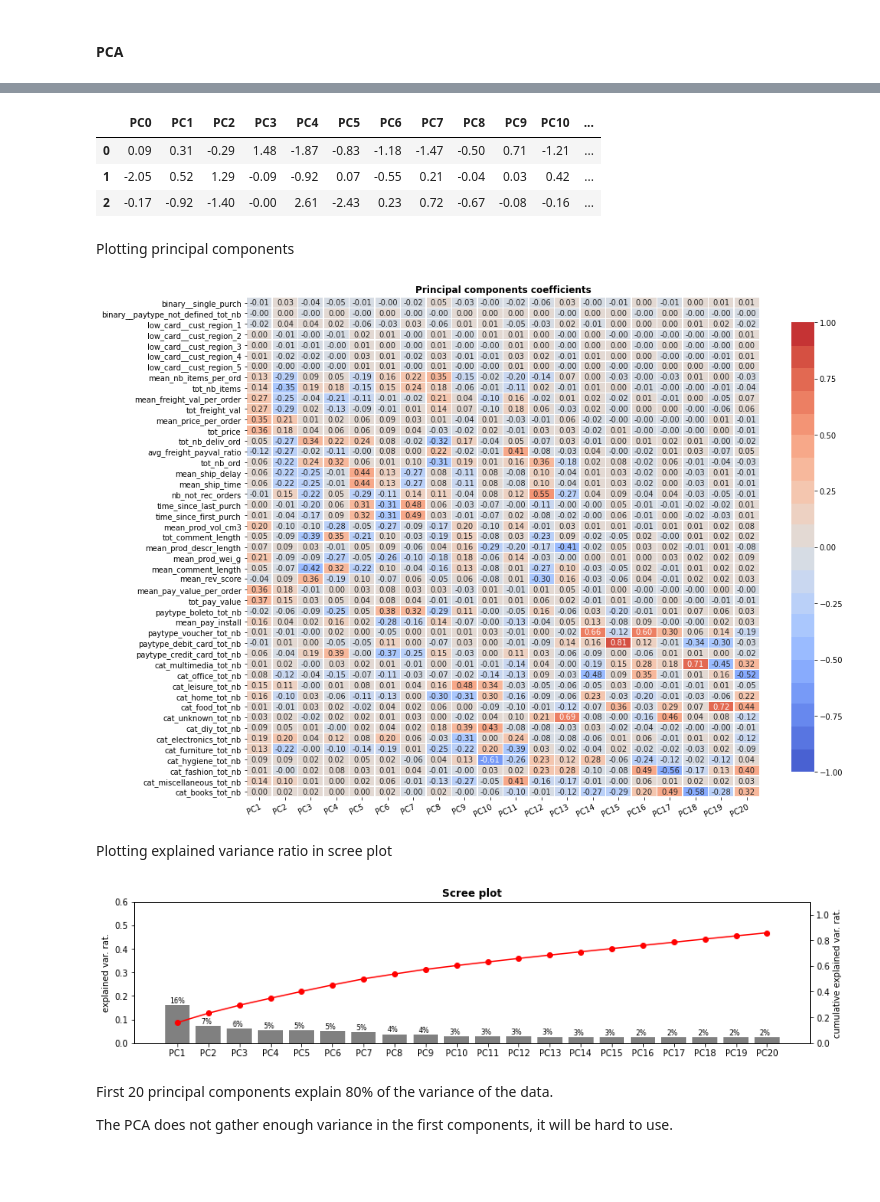
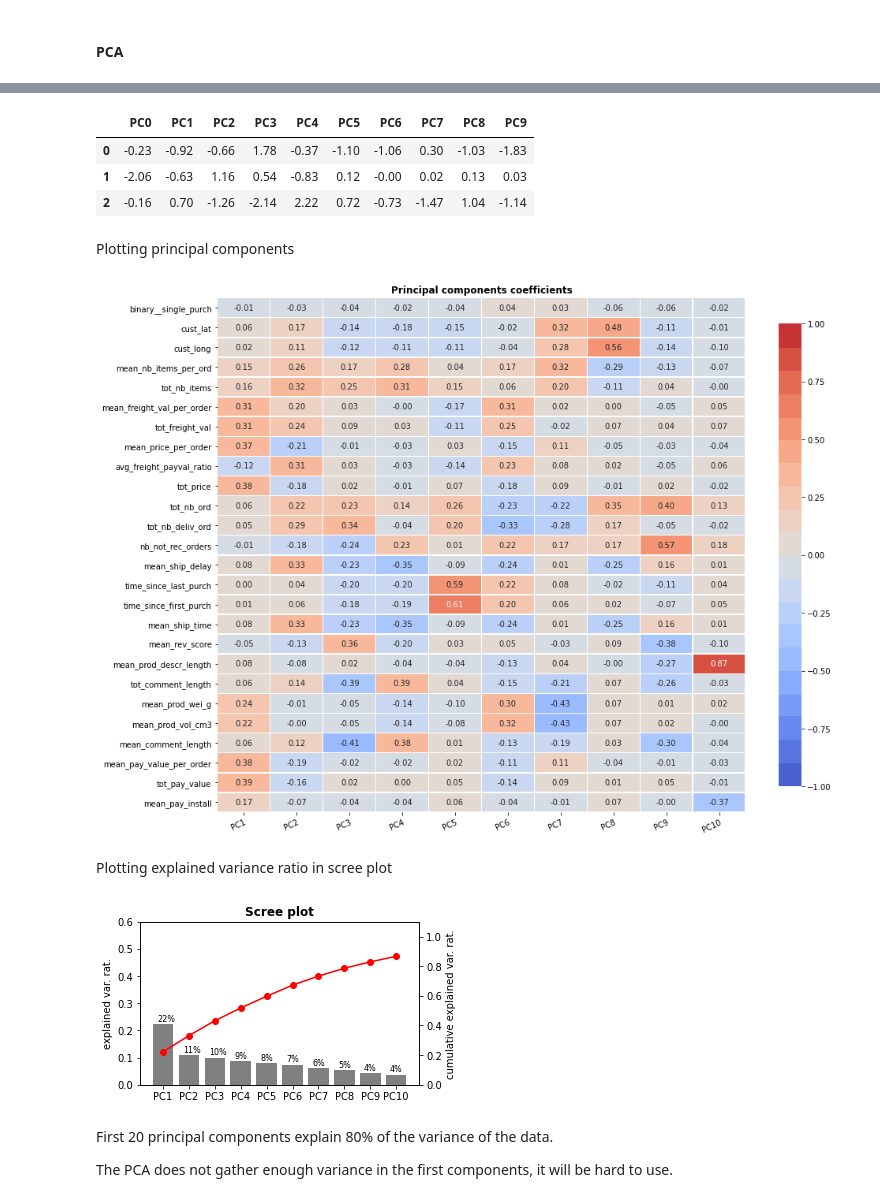
Before and after one commit to SmellyArmure/OC_DS_Project5, a Jupyter notebook: NOTEBOOKS/P5_Cleaning_EDA_2.ipynb, the cells around one changed output, grey strips where cells are left out. Drawn from its saved outputs; the diff is of its cells as text; code cells hidden in the pictures; blank space fills up the shorter version.

```diff
--- a/NOTEBOOKS/P5_Cleaning_EDA_2.ipynb
+++ b/NOTEBOOKS/P5_Cleaning_EDA_2.ipynb
@@ -387,0 +380,5 @@ plt.show()
+# %%
+pca_cols = df_cust_trans.columns[
+    ~df_cust_trans.columns.str.contains('cat_|paytype_|high_card|low_card',
+                                       regex=True)]
+pca_cols
@@ -388,17 +394,7 @@ plt.show()
 # %%
-from sklearn.decomposition import PCA
-from sklearn.preprocessing import StandardScaler
-
-# Transformation and encoding
-ct = CustTransformer(strat_low_card='ohe', # Ordinal encoding for 'region'
-                     strat_quant='stand') # Standardization for quantitative data
-df_cust_trans = ct.fit_transform(df_cust)
-
-# pca_cols = [c for c in df_cust.columns if not (('cat_' in c) or ('paytype' in c))]
-pca_cols = df_cust_trans.columns
 df_pca = df_cust_trans.loc[:, pca_cols]
 
-n_comp = 20
+n_comp = 10
 pca = PCA(n_components=n_comp).fit(df_pca)
 
 pca_df = pd.DataFrame(pca.components_,
@@ -409,10 +405,10 @@ df_pca_proj = pd.DataFrame(pca.transform(df_pca),
                            columns=['PC'+str(i) for i in range(n_comp)])
 df_pca_proj.head(3)
 # %% [output]
-|  | PC0 | PC1 | PC2 | PC3 | PC4 | PC5 | PC6 | PC7 | PC8 | PC9 | PC10 | ... |
-| 0 | 0.09 | 0.31 | -0.29 | 1.48 | -1.87 | -0.83 | -1.18 | -1.47 | -0.50 | 0.71 | -1.21 | ... |
-| 1 | -2.05 | 0.52 | 1.29 | -0.09 | -0.92 | 0.07 | -0.55 | 0.21 | -0.04 | 0.03 | 0.42 | ... |
-| 2 | -0.17 | -0.92 | -1.40 | -0.00 | 2.61 | -2.43 | 0.23 | 0.72 | -0.67 | -0.08 | -0.16 | ... |
+|  | PC0 | PC1 | PC2 | PC3 | PC4 | PC5 | PC6 | PC7 | PC8 | PC9 |
+| 0 | -0.23 | -0.92 | -0.66 | 1.78 | -0.37 | -1.10 | -1.06 | 0.30 | -1.03 | -1.83 |
+| 1 | -2.06 | -0.63 | 1.16 | 0.54 | -0.83 | 0.12 | -0.00 | 0.02 | 0.13 | 0.03 |
+| 2 | -0.16 | 0.70 | -1.26 | -2.14 | 2.22 | 0.72 | -0.73 | -1.47 | 1.04 | -1.14 |
 # %% [markdown]
 Plotting principal components
 # %%
@@ -422,16 +418,16 @@ plot_heatmap(pca_df,'Principal components coefficients',
              figsize=(15,12),shape='rect')
 plt.show()
 # %% [output]
-[figure, old version]
+[figure, new version]
 # %% [markdown]
 Plotting explained variance ratio in scree plot
 # %%
 exp_var_rat = pca.explained_variance_ratio_
 scree_plot(col_names= pca_df.columns, exp_var_rat=exp_var_rat,
-           ylim=(0,0.6), figsize=(14,3))
+           ylim=(0,0.6), figsize=(5,3))
 plt.show()
 # %% [output]
-[figure, old version]
+[figure, new version]
 # %% [markdown]
 First 20 principal components explain 80% of the variance of the data.
 
```
Also changed, not shown: parts of 58 cells of this notebook, 6 other files.
